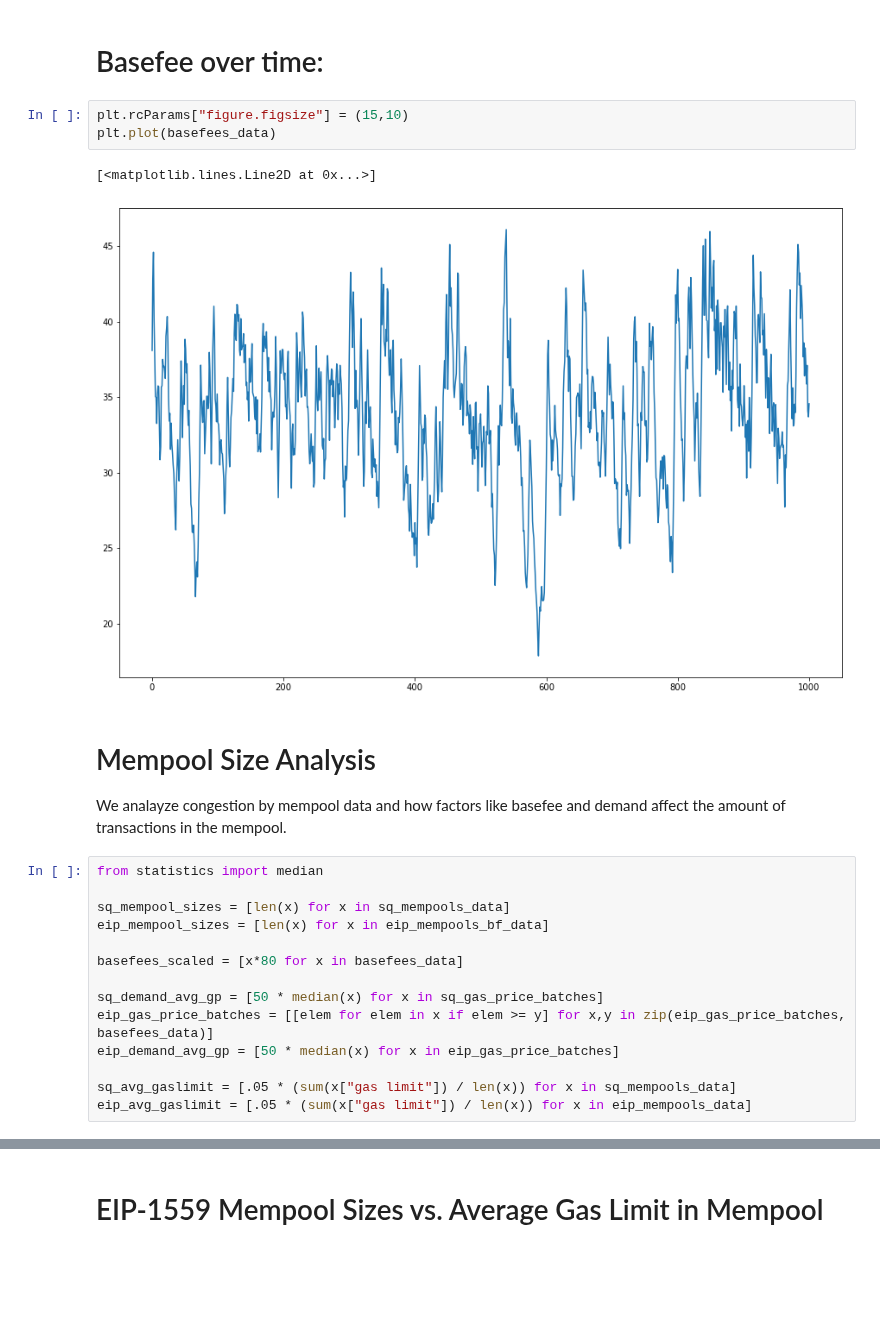
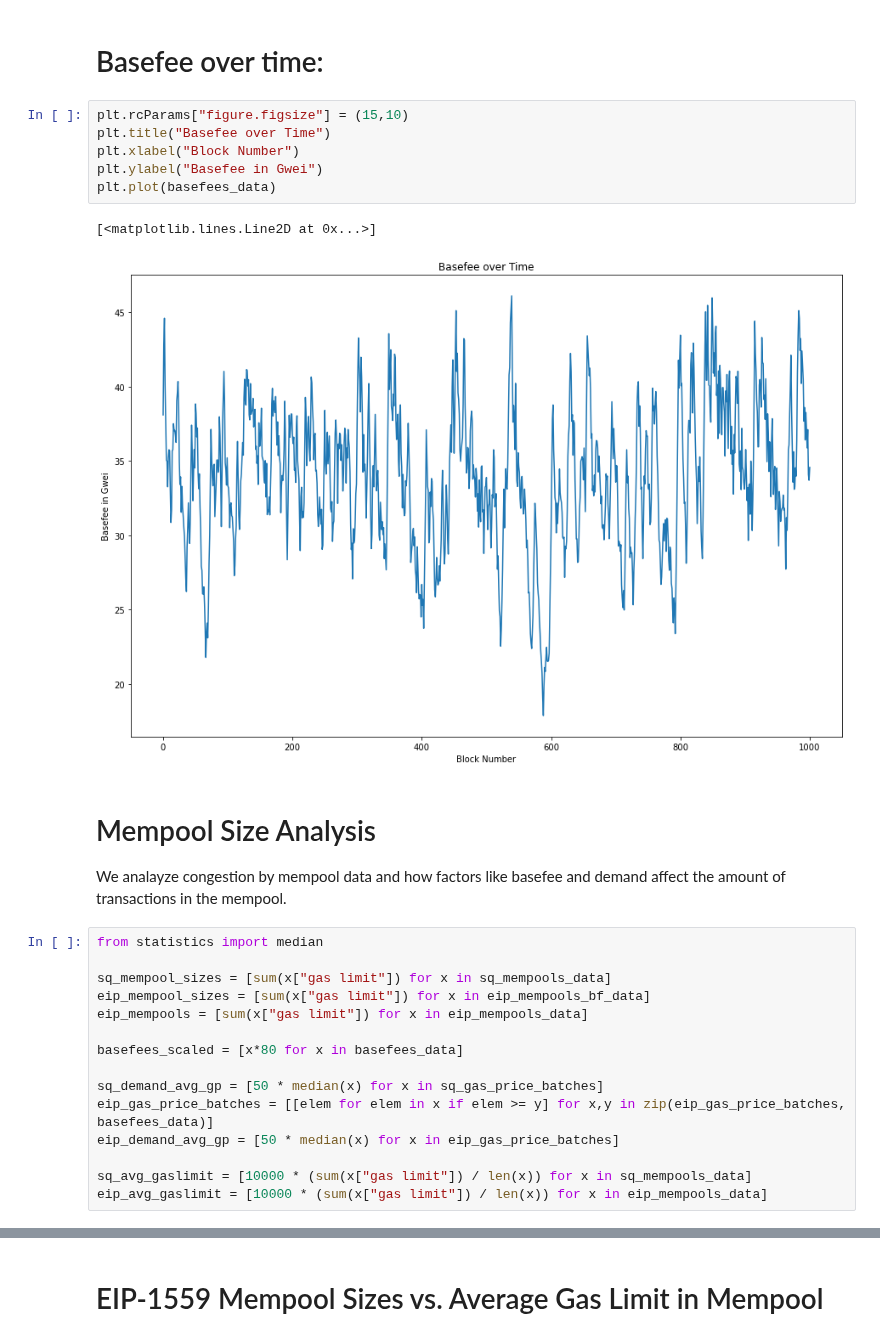
Before and after one commit to teohyikhaw/camcos, a Jupyter notebook: simulations/Congestion2.0.ipynb, the cells around one changed output, grey strips where cells are left out. Saved outputs shown, nothing was run; the diff lists cells and outputs as text; blank space fills up the shorter version.

```diff
--- a/simulations/Congestion2.0.ipynb
+++ b/simulations/Congestion2.0.ipynb
@@ -200,18 +200,22 @@ progress:  1000
 # Basefee over time:
 # %%
 plt.rcParams["figure.figsize"] = (15,10)
+plt.title("Basefee over Time")
+plt.xlabel("Block Number")
+plt.ylabel("Basefee in Gwei")
 plt.plot(basefees_data)
 # %% [output]
 [<matplotlib.lines.Line2D at 0x...>]
-[figure, old version]
+[figure, new version]
 # %% [markdown]
 # Mempool Size Analysis
 We analayze congestion by mempool data and how factors like basefee and demand affect the amount of transactions in the mempool.
 # %%
 from statistics import median
 
-sq_mempool_sizes = [len(x) for x in sq_mempools_data]
-eip_mempool_sizes = [len(x) for x in eip_mempools_bf_data]
+sq_mempool_sizes = [sum(x["gas limit"]) for x in sq_mempools_data]
+eip_mempool_sizes = [sum(x["gas limit"]) for x in eip_mempools_bf_data]
+eip_mempools = [sum(x["gas limit"]) for x in eip_mempools_data]
 
 basefees_scaled = [x*80 for x in basefees_data]
 
@@ -219,6 +223,6 @@ sq_demand_avg_gp = [50 * median(x) for x in sq_gas_price_batches]
 eip_gas_price_batches = [[elem for elem in x if elem >= y] for x,y in zip(eip_gas_price_batches, basefees_data)]
 eip_demand_avg_gp = [50 * median(x) for x in eip_gas_price_batches]
 
-sq_avg_gaslimit = [.05 * (sum(x["gas limit"]) / len(x)) for x in sq_mempools_data]
-eip_avg_gaslimit = [.05 * (sum(x["gas limit"]) / len(x)) for x in eip_mempools_data]
+sq_avg_gaslimit = [10000 * (sum(x["gas limit"]) / len(x)) for x in sq_mempools_data]
+eip_avg_gaslimit = [10000 * (sum(x["gas limit"]) / len(x)) for x in eip_mempools_data]
 # %% [markdown]
```
Also changed, not shown: parts of 8 cells of this notebook.
